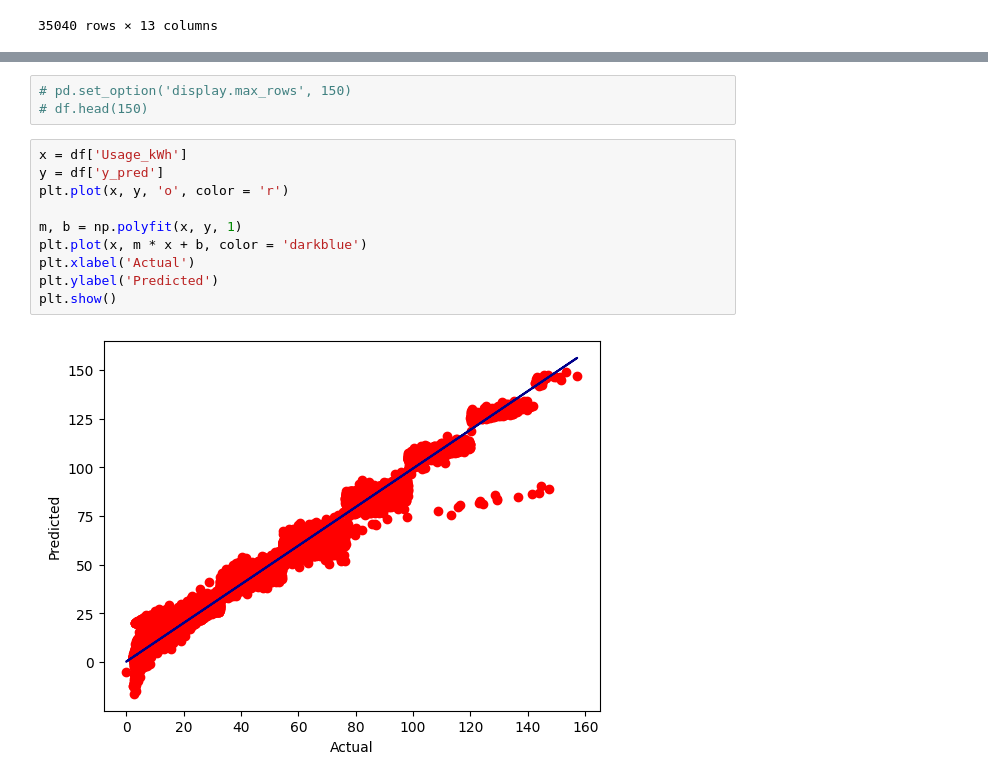
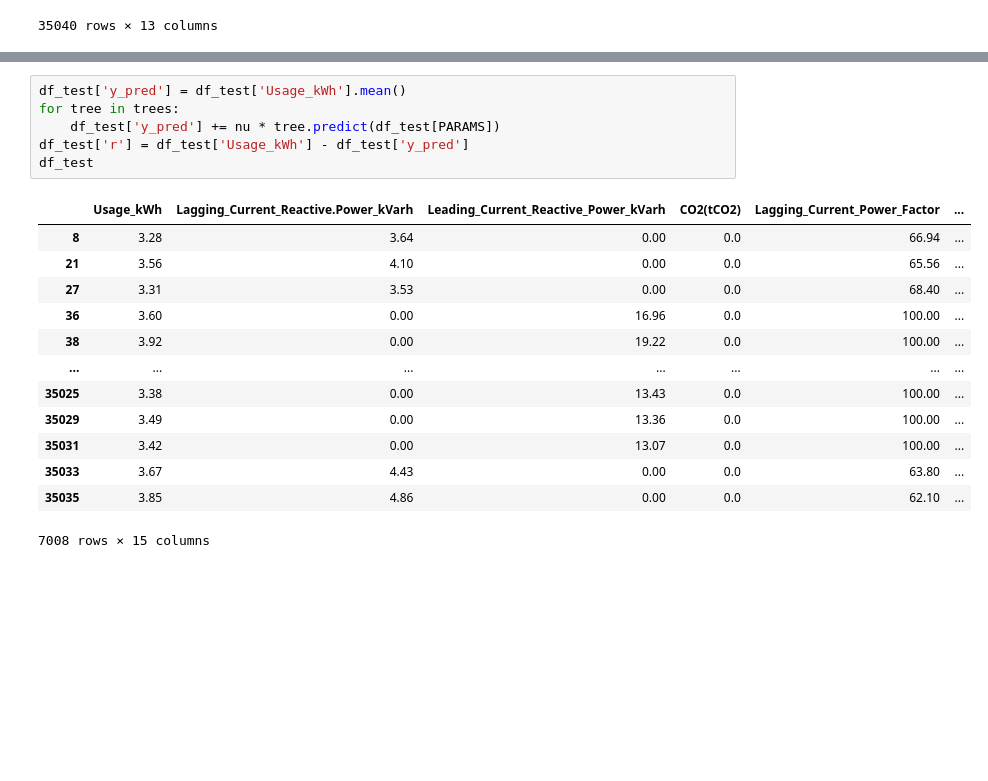
Before and after one commit to AndK37/energy-consumption-forecasting, a Jupyter notebook: energy.ipynb, the cells around one changed output, grey strips where cells are left out. Cells and saved outputs as stored; diff of their text form; blank space fills up the shorter version.

```diff
--- a/energy.ipynb
+++ b/energy.ipynb
@@ -126,15 +99,20 @@ for i in range(n):
-# %%
-# pd.set_option('display.max_rows', 150)
-# df.head(150)
-# %%
-x = df['Usage_kWh']
-y = df['y_pred']
-plt.plot(x, y, 'o', color = 'r')
-
-m, b = np.polyfit(x, y, 1)
-plt.plot(x, m * x + b, color = 'darkblue')
-plt.xlabel('Actual')
-plt.ylabel('Predicted')
-plt.show()
-# %% [output]
-[figure, removed]
+# %%
+df_test['y_pred'] = df_test['Usage_kWh'].mean()
+for tree in trees:
+    df_test['y_pred'] += nu * tree.predict(df_test[PARAMS])
+df_test['r'] = df_test['Usage_kWh'] - df_test['y_pred']
+df_test
+# %% [output]
+|  | Usage_kWh | Lagging_Current_Reactive.Power_kVarh | Leading_Current_Reactive_Power_kVarh | CO2(tCO2) | Lagging_Current_Power_Factor | ... |
+| 8 | 3.28 | 3.64 | 0.00 | 0.0 | 66.94 | ... |
+| 21 | 3.56 | 4.10 | 0.00 | 0.0 | 65.56 | ... |
+| 27 | 3.31 | 3.53 | 0.00 | 0.0 | 68.40 | ... |
+| 36 | 3.60 | 0.00 | 16.96 | 0.0 | 100.00 | ... |
+| 38 | 3.92 | 0.00 | 19.22 | 0.0 | 100.00 | ... |
+| ... | ... | ... | ... | ... | ... | ... |
+| 35025 | 3.38 | 0.00 | 13.43 | 0.0 | 100.00 | ... |
+| 35029 | 3.49 | 0.00 | 13.36 | 0.0 | 100.00 | ... |
+| 35031 | 3.42 | 0.00 | 13.07 | 0.0 | 100.00 | ... |
+| 35033 | 3.67 | 4.43 | 0.00 | 0.0 | 63.80 | ... |
+| 35035 | 3.85 | 4.86 | 0.00 | 0.0 | 62.10 | ... |
+7008 rows × 15 columns
```
Also changed, not shown: parts of 8 cells of this notebook.
